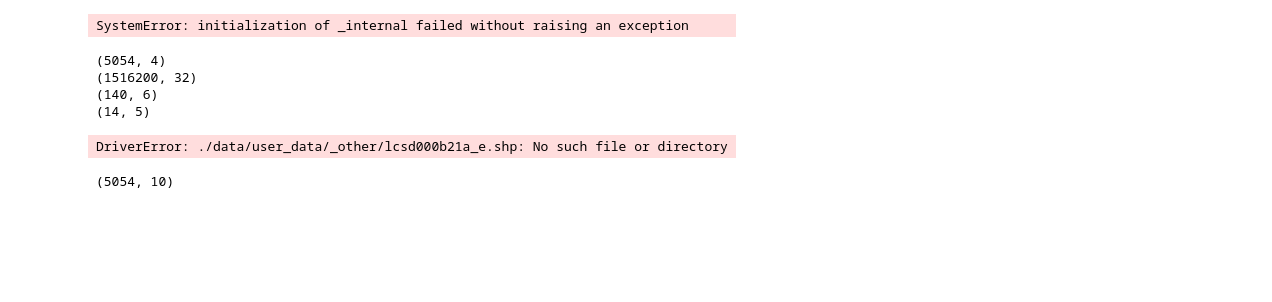
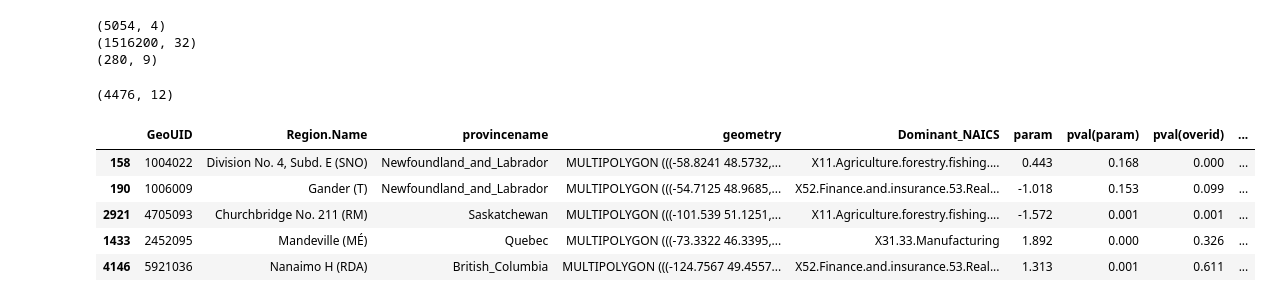
Before and after one commit to joosung-min/ssc23-case-comp, a Jupyter notebook: B03_iv_visualization.ipynb, the cells around one changed output. Cells and saved outputs as stored; diff of their text form; code cells hidden in the pictures; blank space fills up the shorter version.

```diff
--- a/B03_iv_visualization.ipynb
+++ b/B03_iv_visualization.ipynb
@@ -8,7 +8,8 @@ from shapely.geometry import Polygon
 import mapclassify
 import os
 pd.set_option("display.max_columns", 99)
-os.chdir("/home/joosungm/projects/def-lelliott/joosungm/projects/ssc23-case-comp/")
+# os.chdir("/home/joosungm/projects/def-lelliott/joosungm/projects/ssc23-case-comp/")
+
+# from google.colab import drive
+# drive.mount('/content/drive')
 # os.chdir("/content/drive/MyDrive/projects/ssc23-case-comp")
-# %% [output]
-SystemError: initialization of _internal failed without raising an exception
@@ -53,17 +20,14 @@ geo_df = pd.read_csv("./data/user_data/01_iv_analysis/C01_geo_df.csv")
 geo_df["provincename"] = geo_df["provincename"].str.replace(" ", "_")
 
 prod_temp = pd.read_csv("./data/user_data/01_iv_analysis/C01_prod_temp.csv")
-iv_prov = pd.read_csv("./data/user_data/01_iv_analysis/C01_iv_prov.csv")
-iv_all = pd.read_csv("./data/user_data/01_iv_analysis/_allTogether/tavg_iv2sls_result.csv")
+iv_all = pd.read_csv("./data/user_data/02_iv_extreme/iv_extreme_result.csv")
+iv_all["provincename"] = iv_all["provincename"].str.replace(" ", "_")
 
 print(geo_df.shape)
 # print(geo_df.columns)
 
 print(prod_temp.shape)
 # print(prod_temp.columns)
-
-print(iv_prov.shape)
-# print(iv_prov.columns)
 
 print(iv_all.shape)
 # print(iv_all.columns)
@@ -78,41 +42,44 @@ csd = gpd.read_file(csd_shapefile)
 # %% [output]
 (5054, 4)
 (1516200, 32)
-(140, 6)
-(14, 5)
+(280, 9)
-DriverError: ./data/user_data/_other/lcsd000b21a_e.shp: No such file or directory
 # %%
+treatments = ["tmax_flag", "tmin_flag"]
+treatment = treatments[0]
+
 prod_temp_sub = prod_temp.loc[prod_temp.month == 12,
     ["GeoUID", "Dominant_NAICS"]].drop_duplicates().sort_values(
         by = "GeoUID").reset_index(drop = True)
 
 merged_data = geo_df.merge(
     right = prod_temp_sub,
     on = "GeoUID", how = "left").drop_duplicates().reset_index(
         drop = True).merge(
-            right = iv_prov,
+            right = iv_all.loc[iv_all.treatment == treatment],
             left_on = ["provincename", "Dominant_NAICS"],
             right_on = ["provincename", "industry"],
             how = "left").sort_values(
                 by = "GeoUID").drop(
                     columns = ["industry"])
-
-# - is_sig == True if all of pval(param), pval(overid), pval(endog) < 0.05
-merged_data["is_sig"] = (merged_data["pval(param)"] < 0.05) & (merged_data["pval(overid)"] < 0.05) & (merged_data["pval(endog)"] < 0.05)
 
 # - If GeoUID is repeated, then choose the one with is_sig == True and the largest pval(param)
 merged_data = merged_data.sort_values(
     by = ["GeoUID", "is_sig", "pval(param)"],
     ascending = [True, False, True]).drop_duplicates(
         subset = "GeoUID", keep = "first").reset_index(drop = True)
 
-# - If is_sig == False, then param = 0
-merged_data.loc[merged_data.is_sig == False, "param"] = 0
-
 # - Change the data type of GeoUID to str
 merged_data["GeoUID"] = merged_data["GeoUID"].astype(str)
 
+merged_data = merged_data.dropna(subset = "Dominant_NAICS").reset_index(drop = True)
+
 print(merged_data.shape)
-# merged_data.sample(5)
+merged_data.sample(5)
 # %% [output]
-(5054, 10)
+(4476, 12)
+|  | GeoUID | Region.Name | provincename | geometry | Dominant_NAICS | param | pval(param) | pval(overid) | ... |
+| 158 | 1004022 | Division No. 4, Subd. E (SNO) | Newfoundland_and_Labrador | MULTIPOLYGON (((-58.8241 48.5732,... | X11.Agriculture.forestry.fishing.... | 0.443 | 0.168 | 0.000 | ... |
+| 190 | 1006009 | Gander (T) | Newfoundland_and_Labrador | MULTIPOLYGON (((-54.7125 48.9685,... | X52.Finance.and.insurance.53.Real... | -1.018 | 0.153 | 0.099 | ... |
+| 2921 | 4705093 | Churchbridge No. 211 (RM) | Saskatchewan | MULTIPOLYGON (((-101.539 51.1251,... | X11.Agriculture.forestry.fishing.... | -1.572 | 0.001 | 0.001 | ... |
+| 1433 | 2452095 | Mandeville (MÉ) | Quebec | MULTIPOLYGON (((-73.3322 46.3395,... | X31.33.Manufacturing | 1.892 | 0.000 | 0.326 | ... |
+| 4146 | 5921036 | Nanaimo H (RDA) | British_Columbia | MULTIPOLYGON (((-124.7567 49.4557... | X52.Finance.and.insurance.53.Real... | 1.313 | 0.001 | 0.611 | ... |
```
Also changed, not shown: parts of 14 cells of this notebook, 9 other files.
